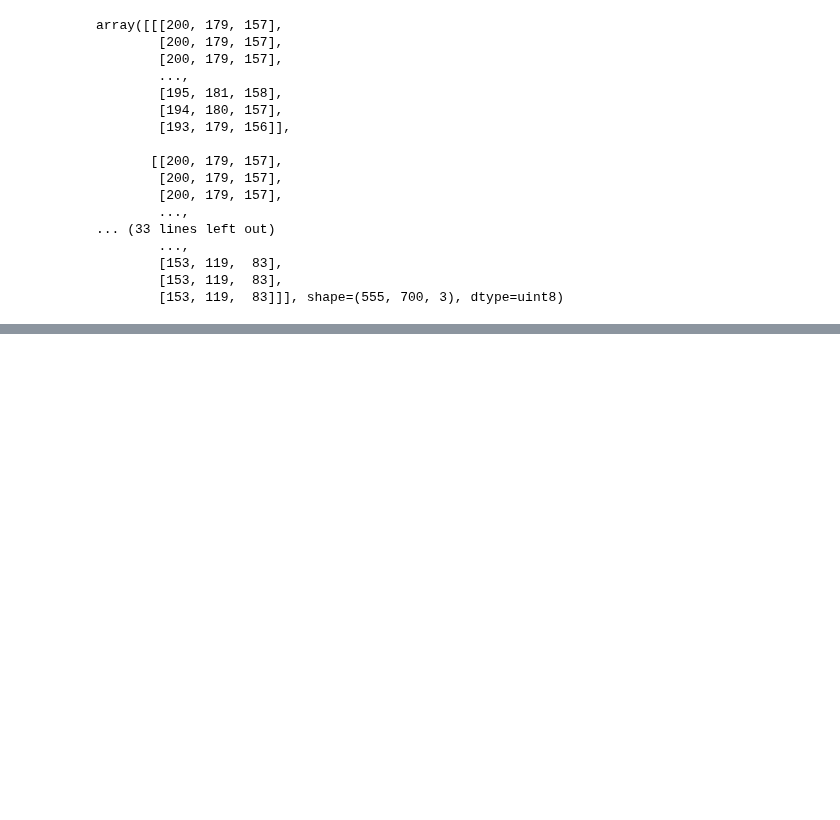
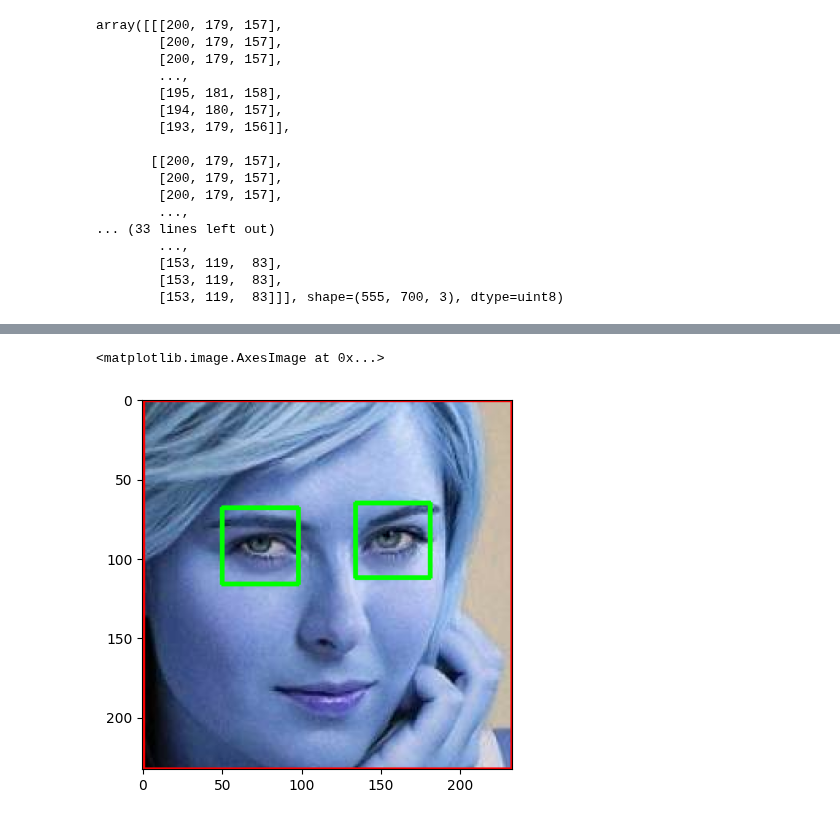
Before and after one commit to mohitrohda/Image_Classification_model, a Jupyter notebook: Model/data_cleaning.ipynb, the cells around one changed output, grey strips where cells are left out. Cells and saved outputs as stored; diff of their text form; code cells hidden in the pictures; blank space fills up the shorter version.

```diff
--- a/Model/data_cleaning.ipynb
+++ b/Model/data_cleaning.ipynb
@@ -43,0 +79,5 @@ array([[[200, 179, 157],
+# %%
+plt.imshow(roi_color, cmap='gray')
+# %% [output]
+<matplotlib.image.AxesImage at 0x...>
+[figure, added]
```
Also changed, not shown: parts of 14 cells of this notebook.
